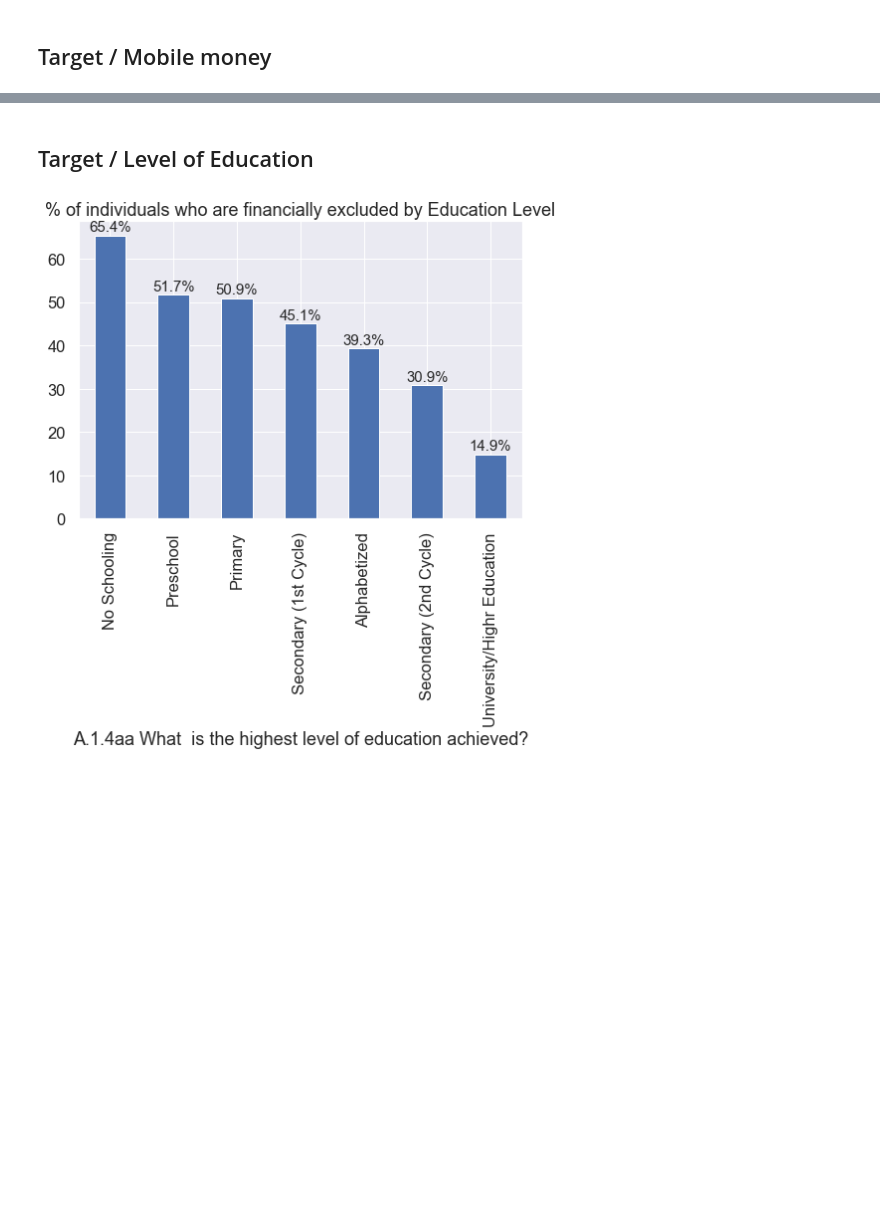
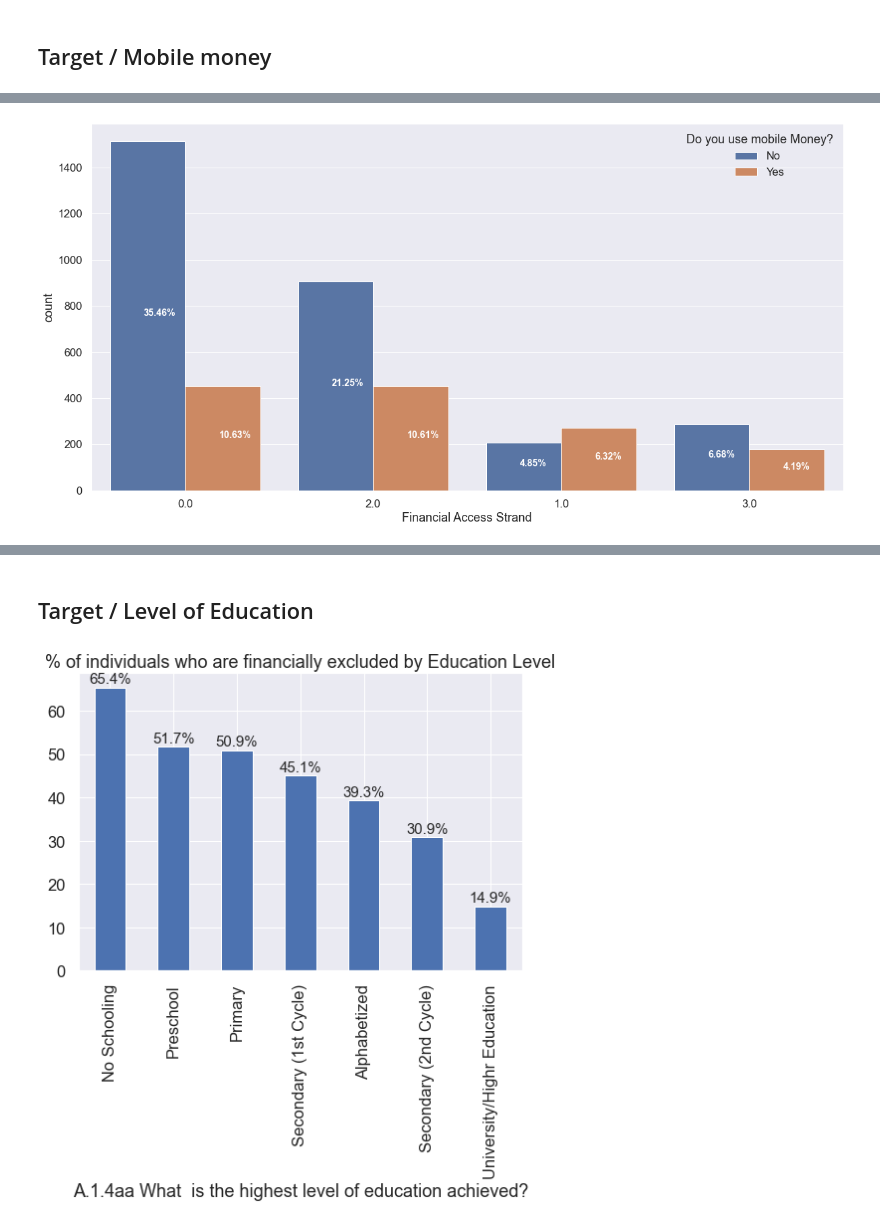
Before and after one commit to VIP509/Finance-Inclusion-1, a Jupyter notebook: Financial Inclusion EDA.ipynb, the cells around one changed output, grey strips where cells are left out. Cells and saved outputs as stored; diff of their text form; code cells hidden in the pictures; blank space fills up the shorter version.

```diff
--- a/Financial Inclusion EDA.ipynb
+++ b/Financial Inclusion EDA.ipynb
@@ -459,3 +509,7 @@ bar1(3, title = '* People who have access to non-formal financial services.')
+# %%
+plot_bar(df1, columns = 'Financial Access Strand',  title='Do you use mobile Money?',hue  ='A1.4ba. Do you have a Job? (Work carried out for third parties in exchange for a',labels = ['No','Yes'] )
+# %% [output]
+[figure, added]
 # %%
 plot_bar(df1, columns = 'Financial Access Strand',  title='Do you use mobile Money?',hue  ='Mobile Money',labels = ['No','Yes'] )
 # %% [output]
```
Also changed, not shown: parts of 18 cells of this notebook, 2 other files.
